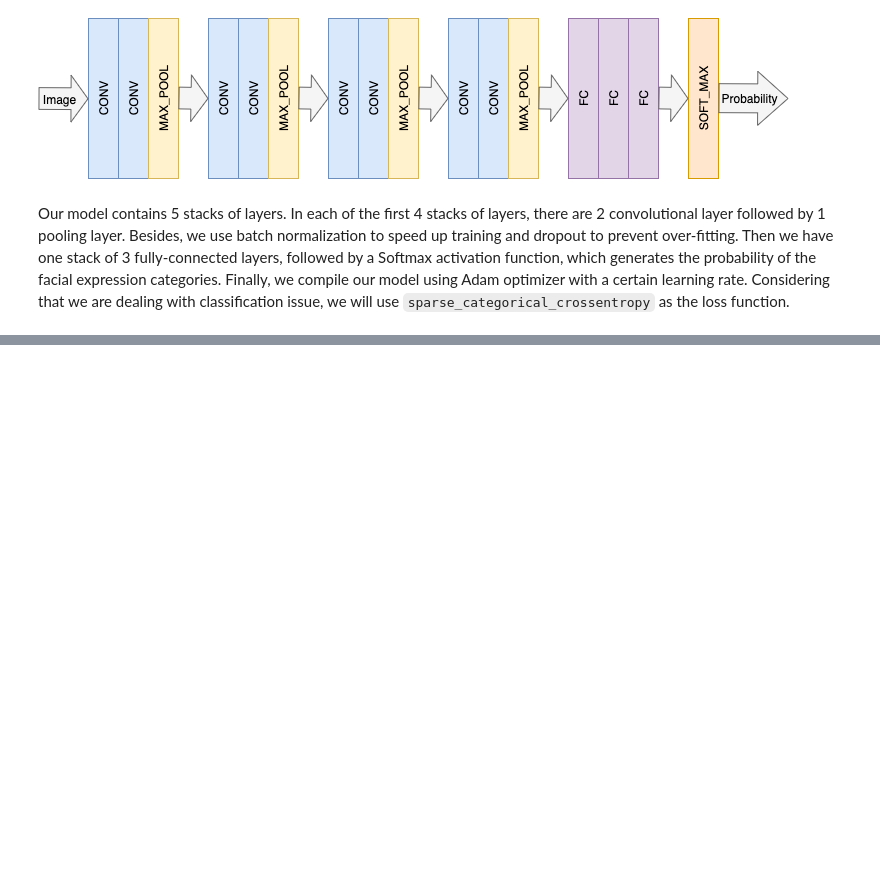
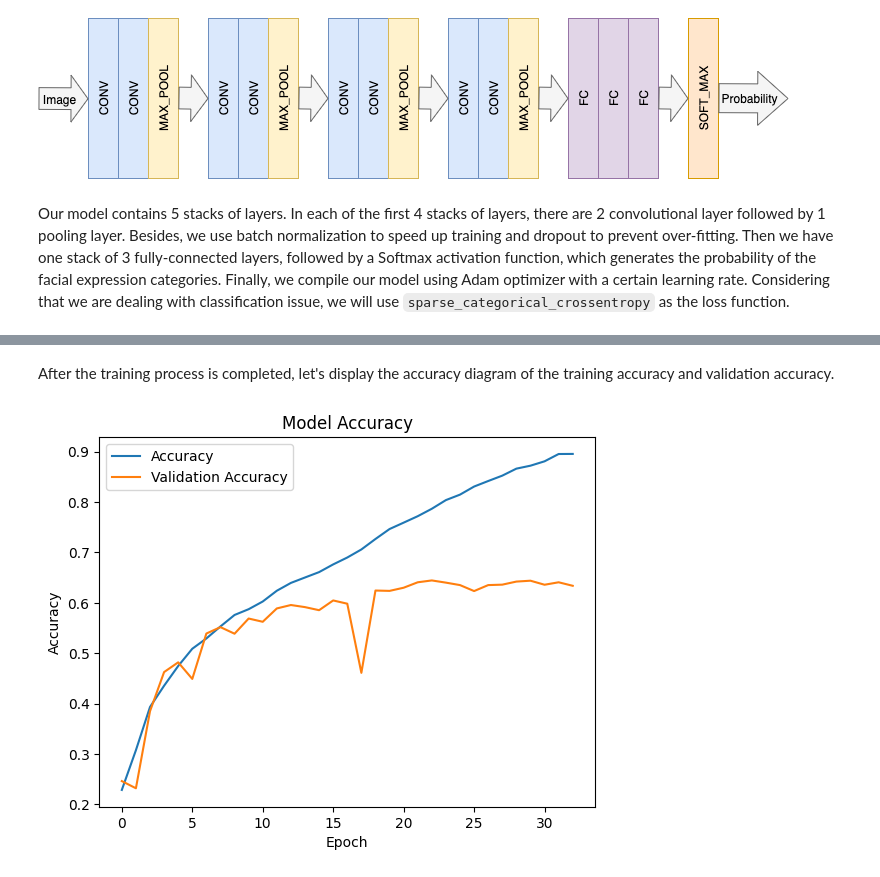
Before and after one commit to nishamghimire5/AGE-GENDER-EMOTION-DECTION, a Jupyter notebook: emotion.ipynb, the cells around one changed output, grey strips where cells are left out. Cells and saved outputs as stored; diff of their text form; code cells hidden in the pictures; blank space fills up the shorter version.

Commit message:
model training and model accuracy added

```diff
--- a/emotion.ipynb
+++ b/emotion.ipynb
@@ -242,0 +281,12 @@ Our model contains 5 stacks of layers. In each of the first 4 stacks of layers,
+# %%
+# Callbacks
+early_stopping = EarlyStopping(monitor='val_accuracy', patience=10)
+reduce_learning_rate = ReduceLROnPlateau(monitor='val_loss', factor=0.9, patience=5)
+
+# Train the model
+history = cnn_model.fit(x_train,
+                        y_train,
+                        batch_size=64,
+                        epochs=100,
+                        validation_data=(x_test, y_test),
+                        callbacks=[early_stopping, reduce_learning_rate])
@@ -242,0 +311,13 @@ Our model contains 5 stacks of layers. In each of the first 4 stacks of layers,
+# %% [markdown]
+After the training process is completed, let's display the accuracy diagram of the training accuracy and validation accuracy.
+# %%
+# Show accuracy diagram
+plt.title('Model Accuracy')
+plt.plot(history.history['accuracy'], label='accuracy')
+plt.plot(history.history['val_accuracy'], label='val_accuracy')
+plt.xlabel('Epoch')
+plt.ylabel('Accuracy')
+plt.legend(['Accuracy', 'Validation Accuracy'])
+plt.show()
+# %% [output]
+[figure, added]
```
Also changed, not shown: parts of 10 cells of this notebook.
